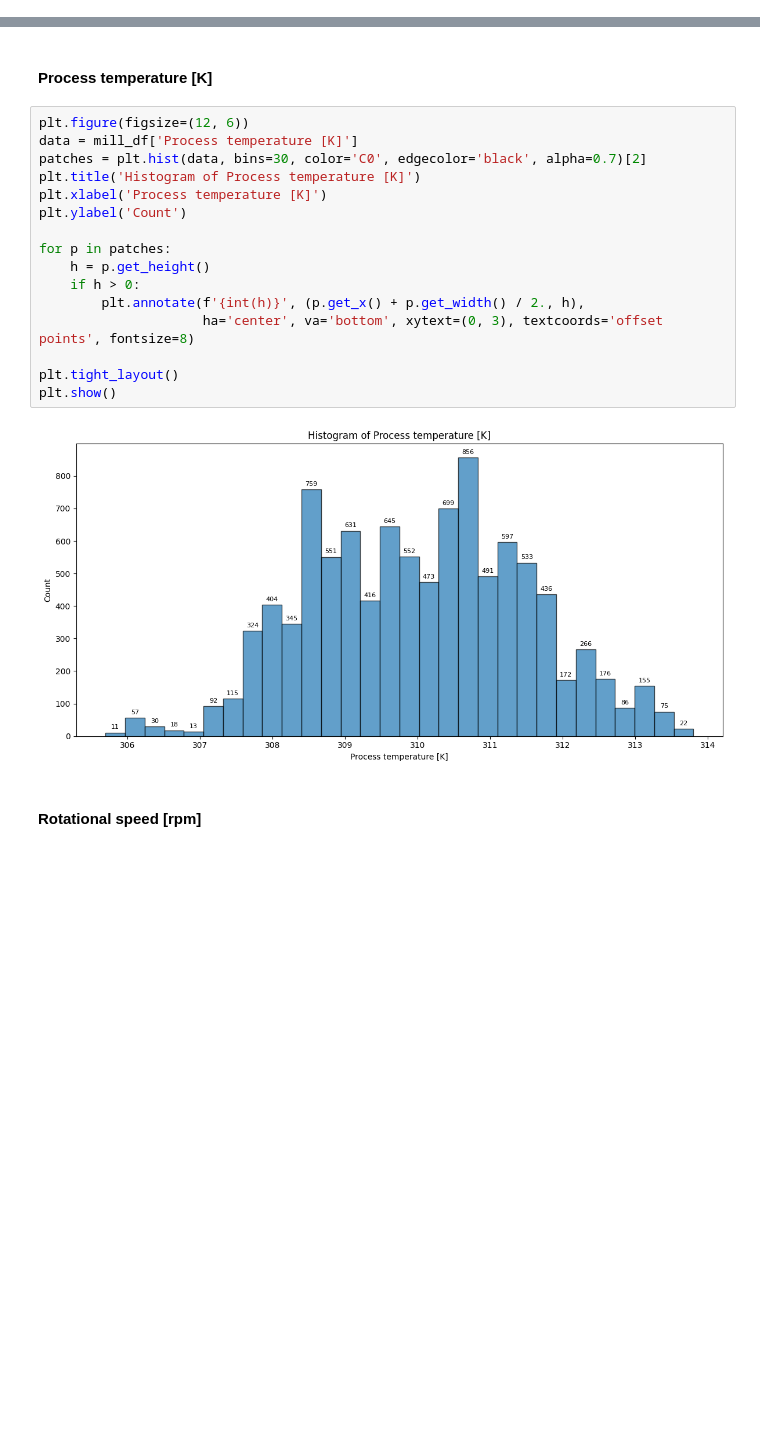
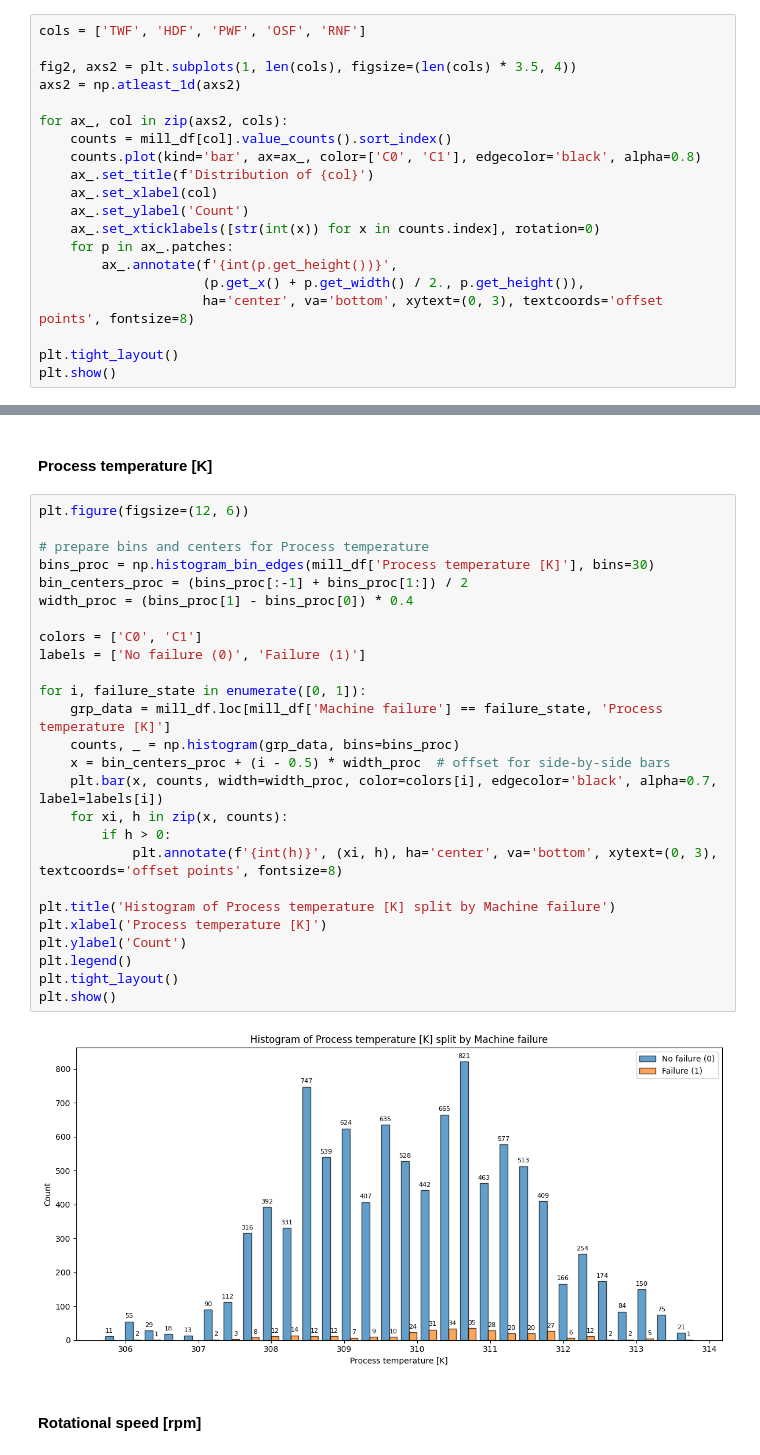
Before and after one commit to axeltanjung/millguard_predictive_maintenance, a Jupyter notebook: notebook/eda.ipynb, the cells around one changed output, grey strips where cells are left out. Cells and saved outputs as stored; diff of their text form; blank space fills up the shorter version.

```diff
--- a/notebook/eda.ipynb
+++ b/notebook/eda.ipynb
@@ -47,3 +107,23 @@ mill_df.describe()
 | 50% | 5000.50000 | 300.100000 | 310.100000 | 1503.000000 | 40.100000 | ... |
 | 75% | 7500.25000 | 301.500000 | 311.100000 | 1612.000000 | 46.800000 | ... |
 | max | 10000.00000 | 304.500000 | 313.800000 | 2886.000000 | 76.600000 | ... |
+# %%
+cols = ['TWF', 'HDF', 'PWF', 'OSF', 'RNF']
+
+fig2, axs2 = plt.subplots(1, len(cols), figsize=(len(cols) * 3.5, 4))
+axs2 = np.atleast_1d(axs2)
+
+for ax_, col in zip(axs2, cols):
+    counts = mill_df[col].value_counts().sort_index()
+    counts.plot(kind='bar', ax=ax_, color=['C0', 'C1'], edgecolor='black', alpha=0.8)
+    ax_.set_title(f'Distribution of {col}')
+    ax_.set_xlabel(col)
+    ax_.set_ylabel('Count')
+    ax_.set_xticklabels([str(int(x)) for x in counts.index], rotation=0)
+    for p in ax_.patches:
+        ax_.annotate(f'{int(p.get_height())}',
+                     (p.get_x() + p.get_width() / 2., p.get_height()),
+                     ha='center', va='bottom', xytext=(0, 3), textcoords='offset points', fontsize=8)
+
+plt.tight_layout()
+plt.show()
@@ -171,22 +671,32 @@ plt.show()
 #### Process temperature [K]
 # %%
 plt.figure(figsize=(12, 6))
-data = mill_df['Process temperature [K]']
-patches = plt.hist(data, bins=30, color='C0', edgecolor='black', alpha=0.7)[2]
-plt.title('Histogram of Process temperature [K]')
+
+# prepare bins and centers for Process temperature
+bins_proc = np.histogram_bin_edges(mill_df['Process temperature [K]'], bins=30)
+bin_centers_proc = (bins_proc[:-1] + bins_proc[1:]) / 2
+width_proc = (bins_proc[1] - bins_proc[0]) * 0.4
+
+colors = ['C0', 'C1']
+labels = ['No failure (0)', 'Failure (1)']
+
+for i, failure_state in enumerate([0, 1]):
+    grp_data = mill_df.loc[mill_df['Machine failure'] == failure_state, 'Process temperature [K]']
+    counts, _ = np.histogram(grp_data, bins=bins_proc)
+    x = bin_centers_proc + (i - 0.5) * width_proc  # offset for side-by-side bars
+    plt.bar(x, counts, width=width_proc, color=colors[i], edgecolor='black', alpha=0.7, label=labels[i])
+    for xi, h in zip(x, counts):
+        if h > 0:
+            plt.annotate(f'{int(h)}', (xi, h), ha='center', va='bottom', xytext=(0, 3), textcoords='offset points', fontsize=8)
+
+plt.title('Histogram of Process temperature [K] split by Machine failure')
 plt.xlabel('Process temperature [K]')
 plt.ylabel('Count')
-
-for p in patches:
-    h = p.get_height()
-    if h > 0:
-        plt.annotate(f'{int(h)}', (p.get_x() + p.get_width() / 2., h),
-                     ha='center', va='bottom', xytext=(0, 3), textcoords='offset points', fontsize=8)
-
+plt.legend()
 plt.tight_layout()
 plt.show()
 # %% [output]
-[figure, old version]
+[figure, new version]
 # %% [markdown]
 #### Rotational speed [rpm]
 # %%
```
Also changed, not shown: parts of 13 cells of this notebook.
